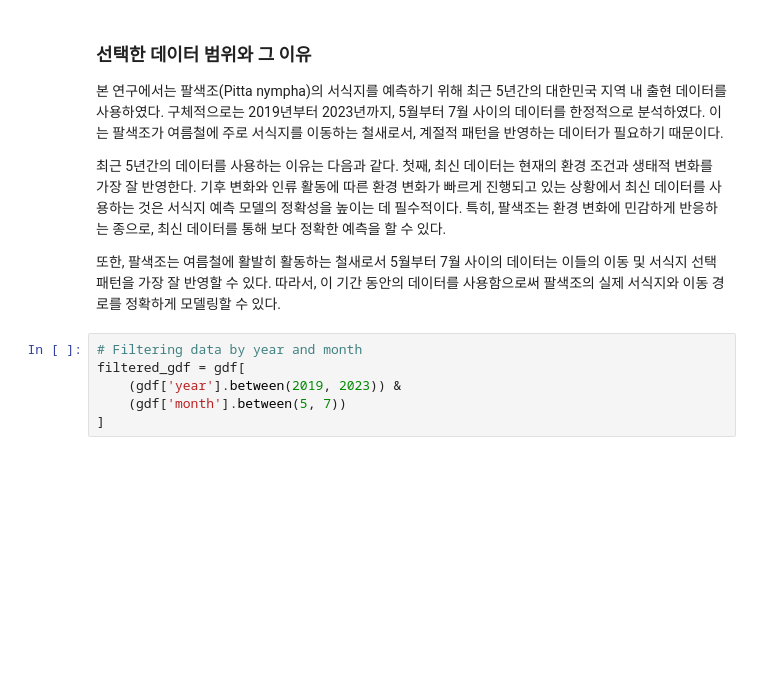
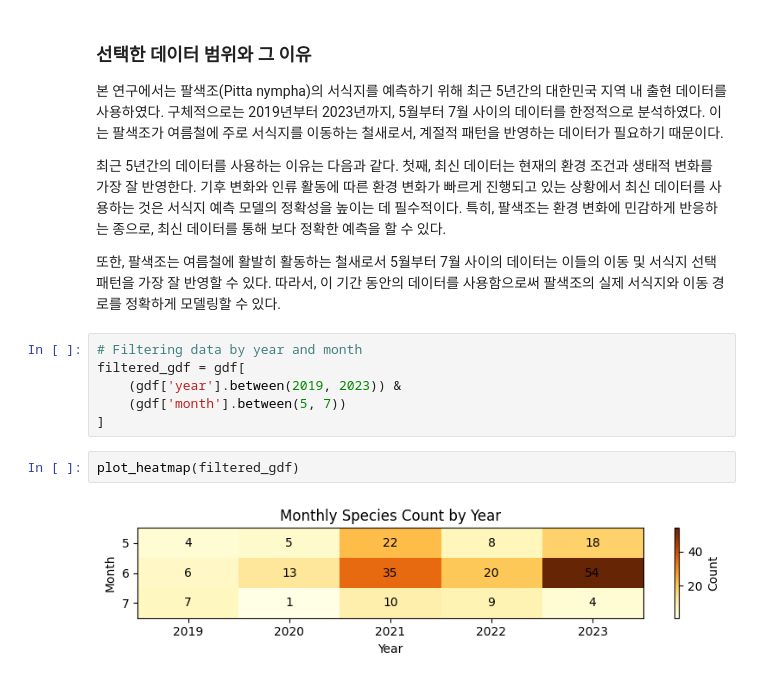
Before and after one commit to osgeokr/kari-sdm, a Jupyter notebook: 240721_gbif_pitta_nympha_data_ingestion.ipynb, the cells around one changed output. Saved outputs shown, nothing was run; the diff lists cells and outputs as text; blank space fills up the shorter version.

```diff
--- a/240721_gbif_pitta_nympha_data_ingestion.ipynb
+++ b/240721_gbif_pitta_nympha_data_ingestion.ipynb
@@ -119,3 +128,7 @@ filtered_gdf = gdf[
     (gdf['year'].between(2019, 2023)) &
     (gdf['month'].between(5, 7))
 ]
+# %%
+plot_heatmap(filtered_gdf)
+# %% [output]
+[figure, added]
```
Also changed, not shown: parts of 6 cells of this notebook.
